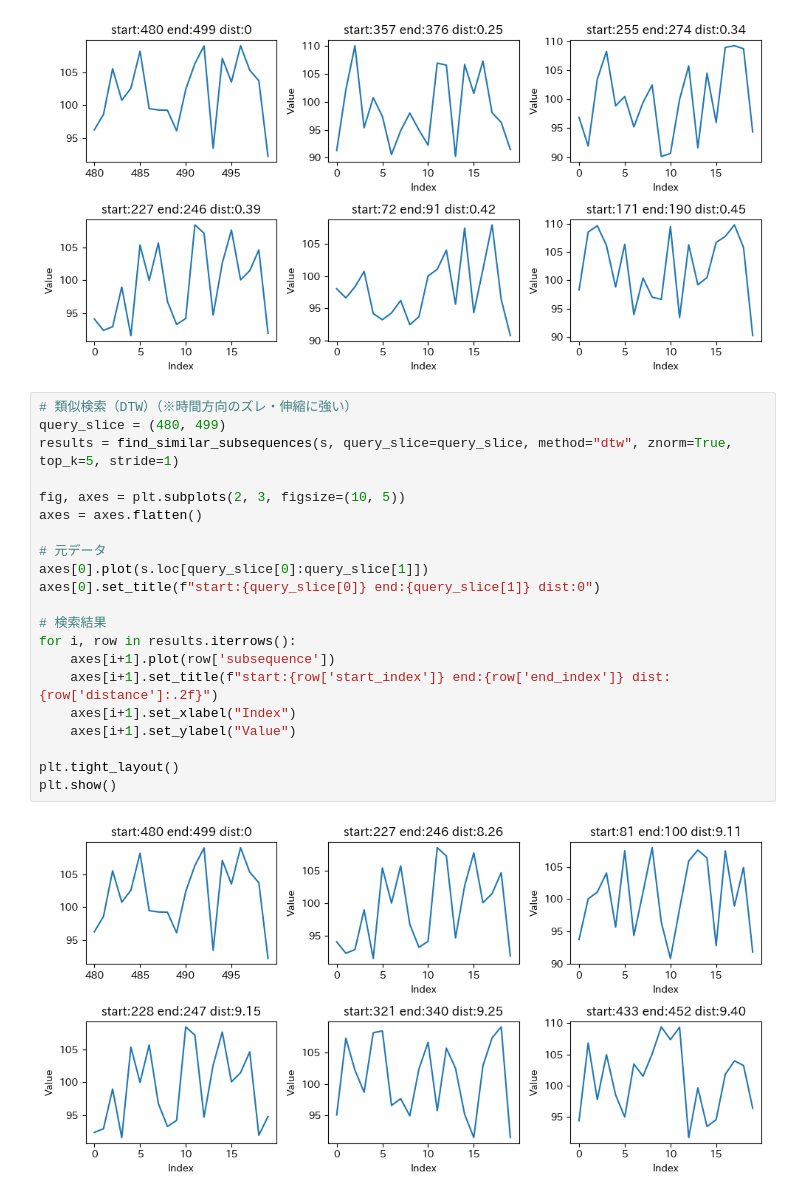
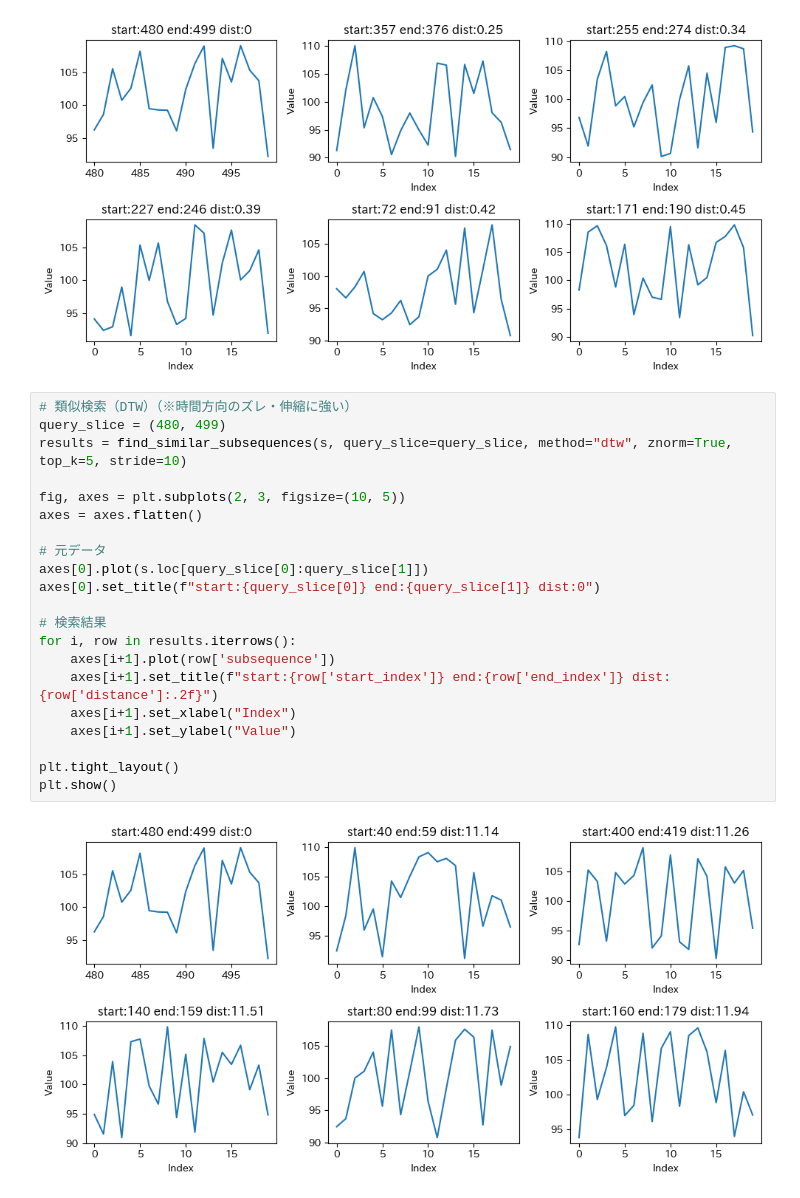
Before and after one commit to OsugiTakuya/control_chart_agent_demo, a Jupyter notebook: workdir/analyze_trend.ipynb, the cells around one changed output. Saved outputs shown, nothing was run; the diff lists cells and outputs as text.

```diff
--- a/workdir/analyze_trend.ipynb
+++ b/workdir/analyze_trend.ipynb
@@ -87,23 +90,23 @@ plt.show()
 # %%
 # 類似検索（DTW）（※時間方向のズレ・伸縮に強い）
 query_slice = (480, 499)
-results = find_similar_subsequences(s, query_slice=query_slice, method="dtw", znorm=True, top_k=5, stride=1)
+results = find_similar_subsequences(s, query_slice=query_slice, method="dtw", znorm=True, top_k=5, stride=10)
 
 fig, axes = plt.subplots(2, 3, figsize=(10, 5))
 axes = axes.flatten()
 
 # 元データ
 axes[0].plot(s.loc[query_slice[0]:query_slice[1]])
 axes[0].set_title(f"start:{query_slice[0]} end:{query_slice[1]} dist:0")
 
 # 検索結果
 for i, row in results.iterrows():
     axes[i+1].plot(row['subsequence'])
     axes[i+1].set_title(f"start:{row['start_index']} end:{row['end_index']} dist:{row['distance']:.2f}")
     axes[i+1].set_xlabel("Index")
     axes[i+1].set_ylabel("Value")
 
 plt.tight_layout()
 plt.show()
 # %% [output]
-[figure, old version]
+[figure, new version]
```
Also changed, not shown: parts of 11 cells of this notebook, 4 other files.
